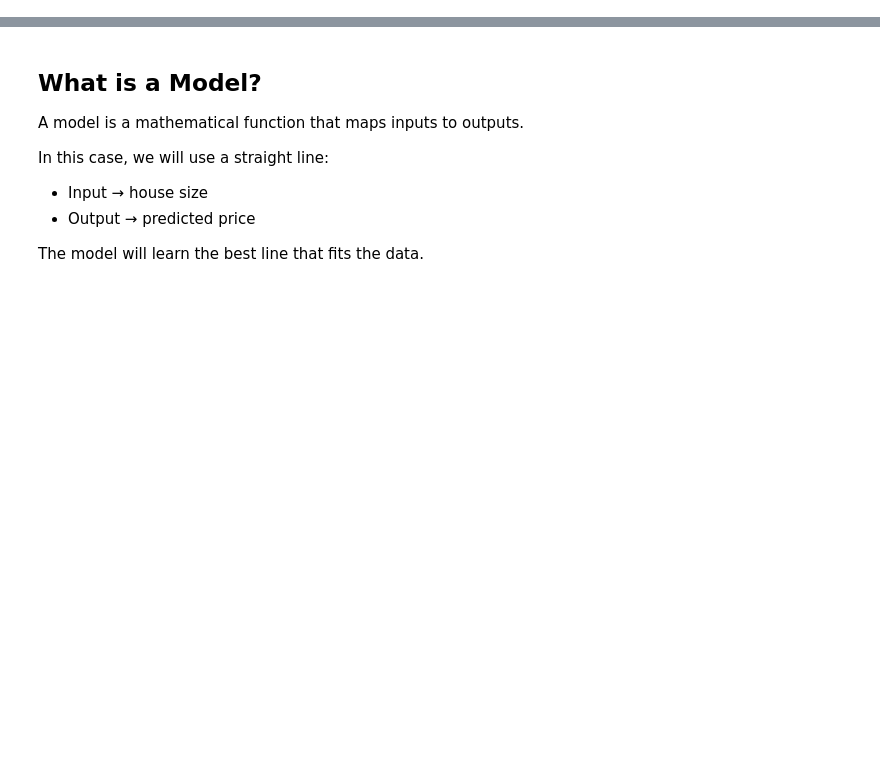
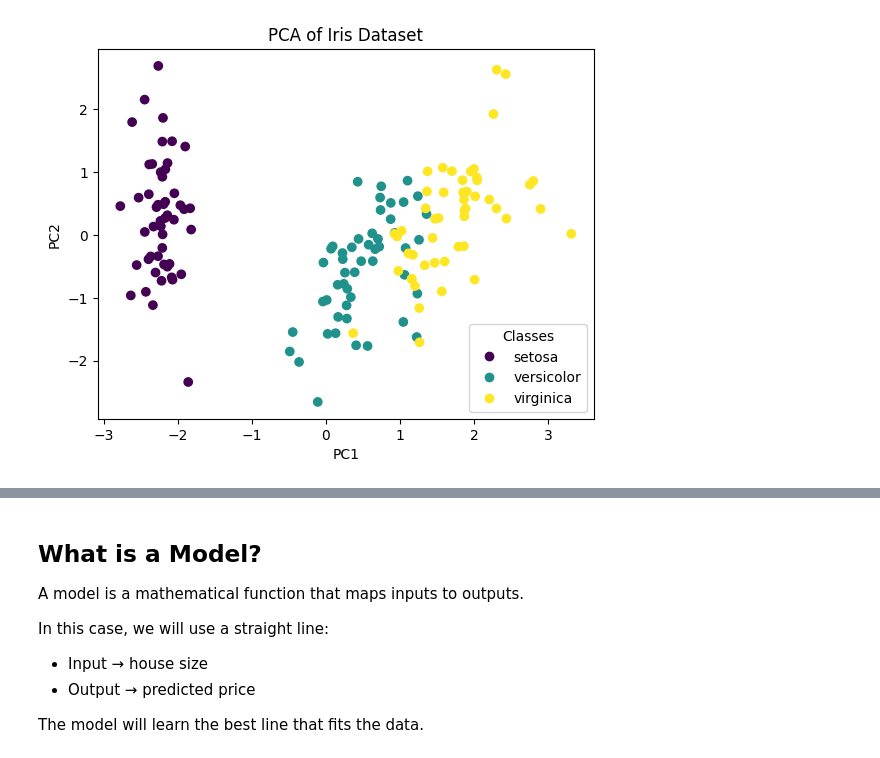
Before and after one commit to Hunter174/GentleIntroToML, a Jupyter notebook: Workshop.ipynb, the cells around one changed output, grey strips where cells are left out. Cells and saved outputs as stored; diff of their text form; code cells hidden in the pictures; blank space fills up the shorter version.

```diff
--- a/Workshop.ipynb
+++ b/Workshop.ipynb
@@ -68,0 +42,10 @@ def basic_eda(df):
+# %%
+from sklearn.datasets import load_iris
+
+# Load the dataset
+iris_data = load_iris(as_frame=True)
+df = iris_data.frame
+
+# Load the first n=5 samples
+print(df.head())
+df.describe()
@@ -69,24 +68,40 @@ def basic_eda(df):
+# %%
+from sklearn.preprocessing import StandardScaler
+
+# Features and target
+X = df.drop(columns=["target"])
+y = df["target"]
+
+# Standardize features (important for PCA)
+X = StandardScaler().fit_transform(X)
 # %%
 from sklearn.decomposition import PCA
-from sklearn.preprocessing import StandardScaler
 import matplotlib.pyplot as plt
 
-def plot_pca(X, y=None):
-    X_scaled = StandardScaler().fit_transform(X)
+# we are going to "Explore" the data to understand what it looks like
+# PCA → 2 components
+pca = PCA(n_components=2)
+X_pca = pca.fit_transform(X)
 
-    pca = PCA(n_components=2)
-    components = pca.fit_transform(X_scaled)
+# Plot
+plt.figure()
 
-    plt.figure()
+scatter = plt.scatter(
+    X_pca[:, 0],
+    X_pca[:, 1],
+    c=y,
+    cmap="viridis"
+)
 
-    if y is not None:
-        plt.scatter(components[:, 0], components[:, 1], c=y, cmap='viridis')
-        plt.colorbar()
-    else:
-        plt.scatter(components[:, 0], components[:, 1])
+# Legend with class names
+handles, _ = scatter.legend_elements()
+labels = iris_data.target_names
+plt.legend(handles, labels, title="Classes")
 
-    plt.xlabel("PC1")
-    plt.ylabel("PC2")
-    plt.title("PCA Projection")
+plt.xlabel("PC1")
+plt.ylabel("PC2")
+plt.title("PCA of Iris Dataset")
 
-    plt.show()
+plt.show()
+# %% [output]
+[figure, added]
```
Also changed, not shown: parts of 14 cells of this notebook.
